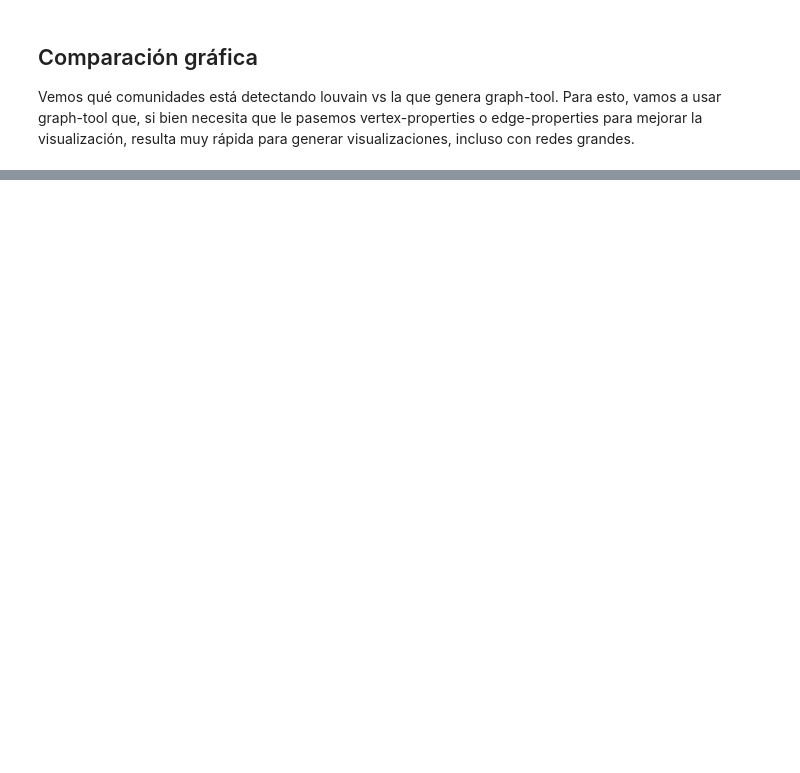
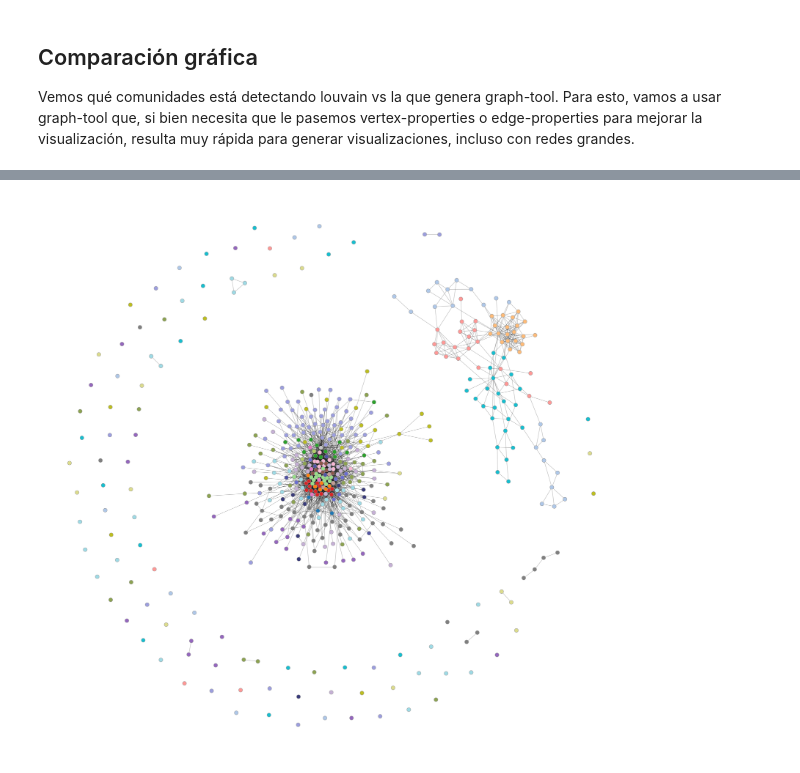
Before and after one commit to BustosMaxx/dataminig_ciencia_tegnologia, a Jupyter notebook: Insumos/comunidades_v2.ipynb, the cells around one changed output, grey strips where cells are left out. Drawn from its saved outputs; the diff is of its cells as text; code cells hidden in the pictures; blank space fills up the shorter version.

```diff
--- a/Insumos/comunidades_v2.ipynb
+++ b/Insumos/comunidades_v2.ipynb
@@ -593,0 +438,10 @@ dict_keys([10001, 10056, 10006, 10009, 10170, 11630, 10016, 10278, 10324, 11513,
+# %%
+pos = gt.sfdp_layout(u)
+
+
+gt.graph_draw(u, pos=pos, vertex_fill_color=color_sbm, vertex_size=10, edge_color = (0.1,0.1,0.1,0.3),
+              output_size=(1500, 3000),
+              bg_color=[1,1,1,1]
+              )
+# %% [output]
+[figure, added]
```
Also changed, not shown: parts of 30 cells of this notebook.
